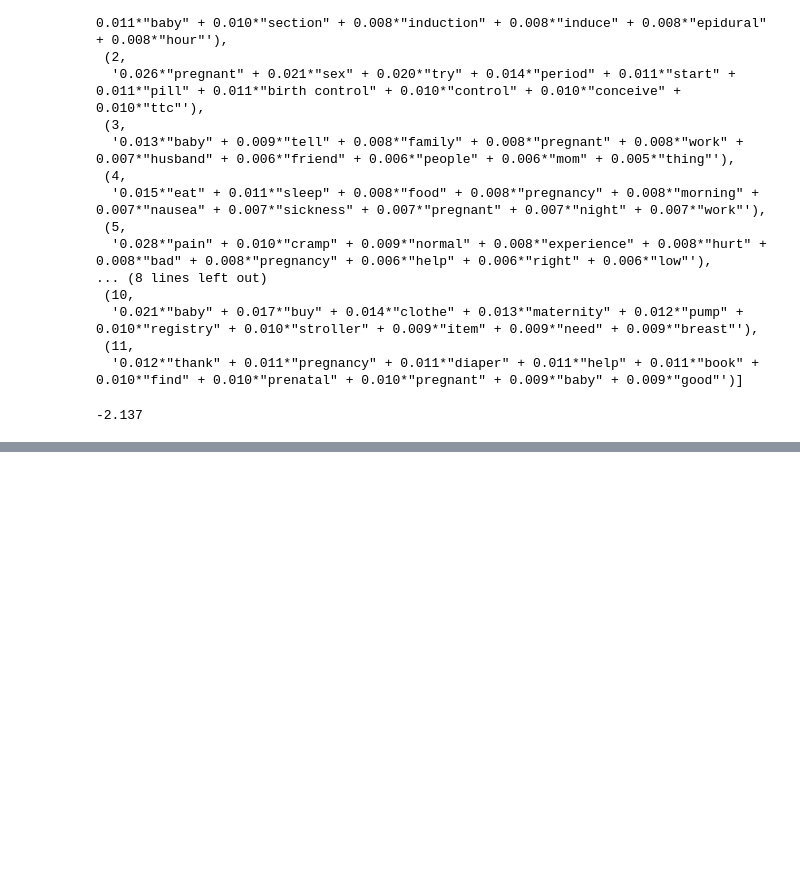
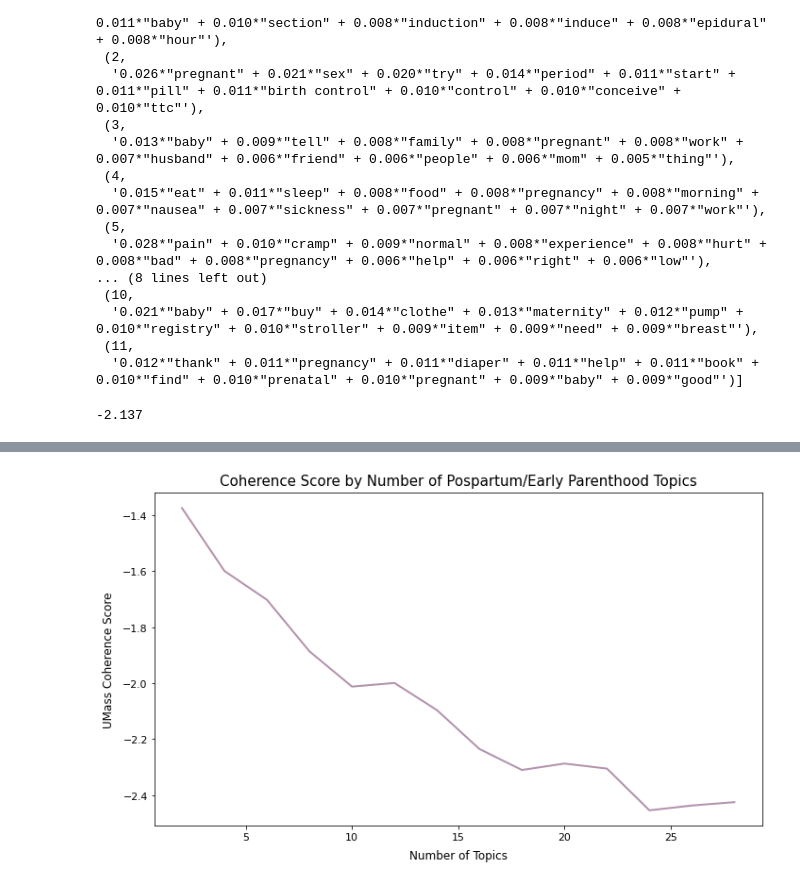
Before and after one commit to jlu90/Identifying-Womens-Health-Concerns, a Jupyter notebook: code/gensim_modeling.ipynb, the cells around one changed output, grey strips where cells are left out. Cells and saved outputs as stored; diff of their text form; code cells hidden in the pictures; blank space fills up the shorter version.

Commit message:
grid search pospar lda

```diff
--- a/code/gensim_modeling.ipynb
+++ b/code/gensim_modeling.ipynb
@@ -385,0 +388,7 @@ pickle.dump(health_lda_model, open('../pickles/obsgyn_lda_model.p', 'wb'))
+# %%
+pospar_lda_models, pospar_lda_coherence = grid_search_lda(corpus = pospar_corpus,
+                                                          vocabulary = pospar_vocabulary,
+                                                          n_passes = 25,
+                                                          start = 2,
+                                                          stop = 30,
+                                                          step_size = 2)
@@ -385,0 +413,9 @@ pickle.dump(health_lda_model, open('../pickles/obsgyn_lda_model.p', 'wb'))
+# %%
+plot_coherence_by_topic(2, 30, 2,
+                        pospar_lda_coherence,
+                        size = (10,6),
+                        title = 'Coherence Score by Number of Pospartum/Early Parenthood Topics',
+                        x_label = 'Number of Topics',
+                        y_label = 'UMass Coherence Score')
+# %% [output]
+[figure, added]
```
Also changed, not shown: parts of 6 cells of this notebook.
